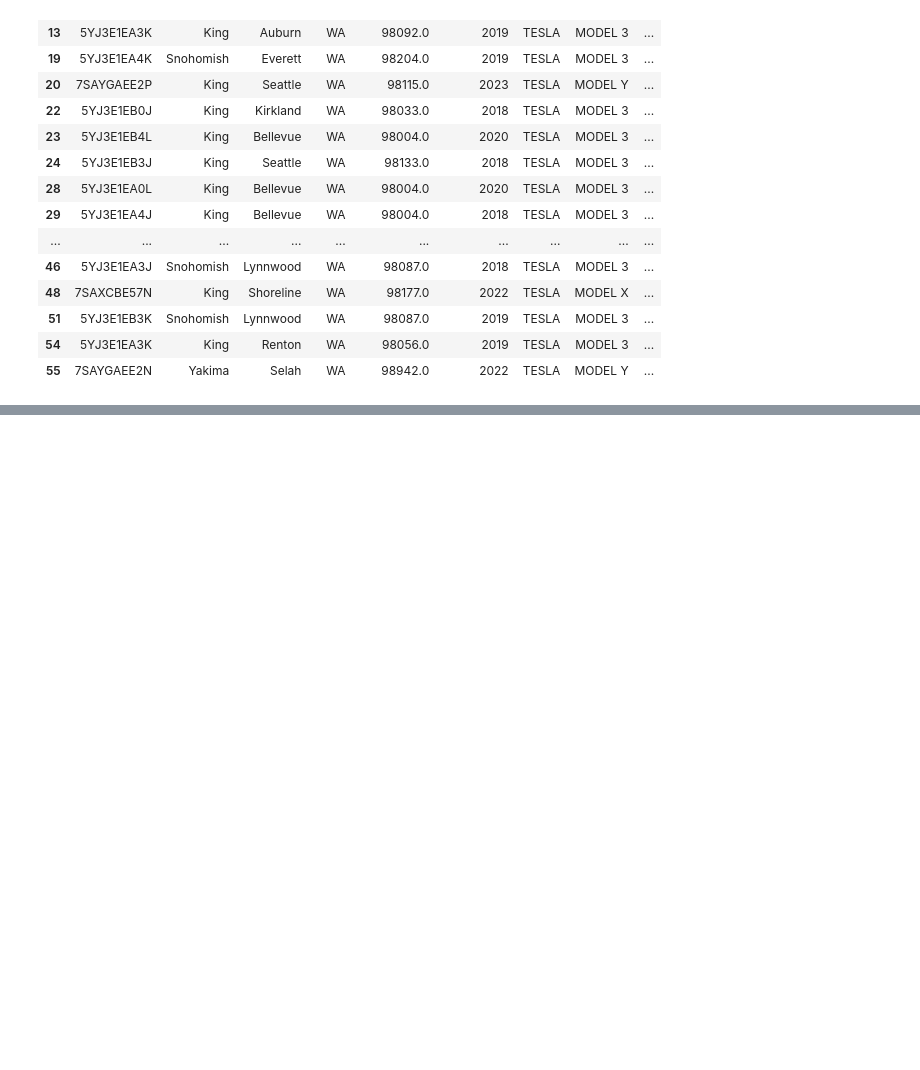
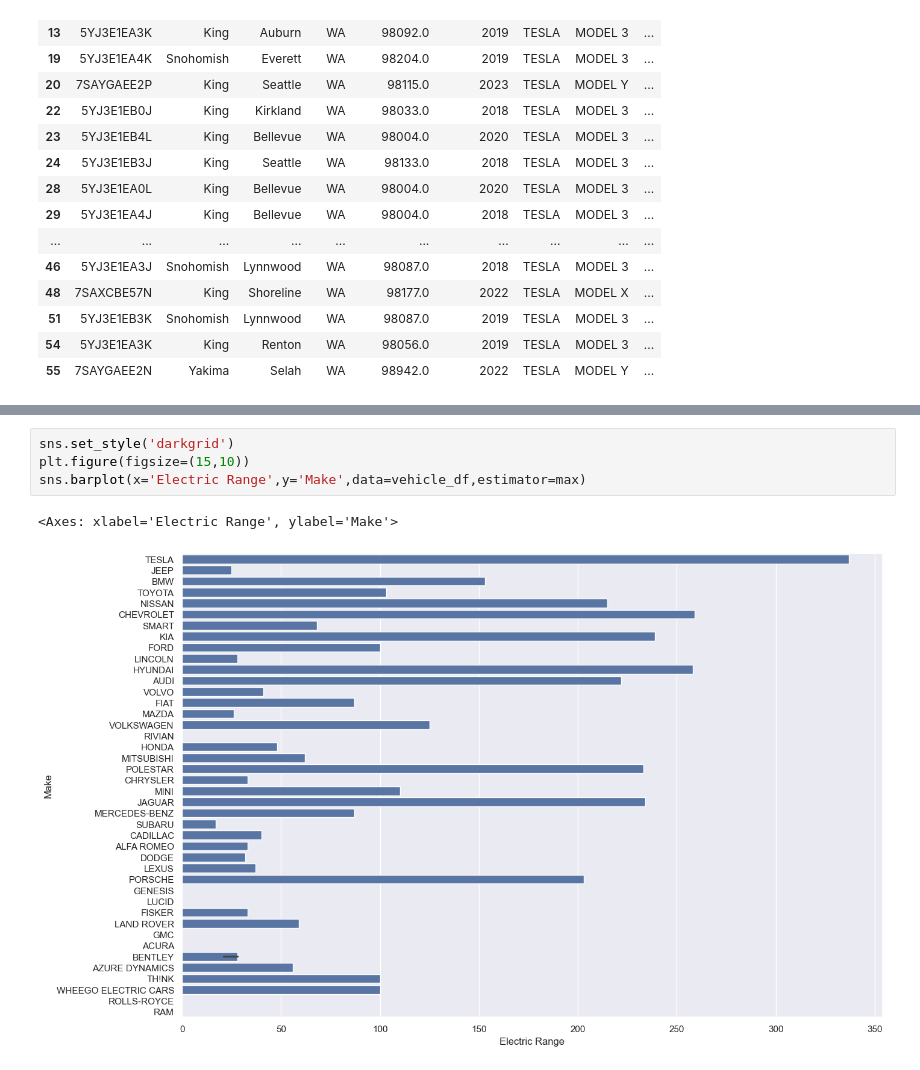
Before and after one commit to SianRods/Data-Science-ML, a Jupyter notebook: Practice Projects/DA-Electric_Vehicle.ipynb, the cells around one changed output, grey strips where cells are left out. Cells and saved outputs as stored; diff of their text form; blank space fills up the shorter version.

```diff
--- a/Practice Projects/DA-Electric_Vehicle.ipynb
+++ b/Practice Projects/DA-Electric_Vehicle.ipynb
@@ -223,0 +334,7 @@ tesla_df.head(20)
+# %%
+sns.set_style('darkgrid')
+plt.figure(figsize=(15,10))
+sns.barplot(x='Electric Range',y='Make',data=vehicle_df,estimator=max)
+# %% [output]
+<Axes: xlabel='Electric Range', ylabel='Make'>
+[figure, added]
```
Also changed, not shown: parts of 22 cells of this notebook.
